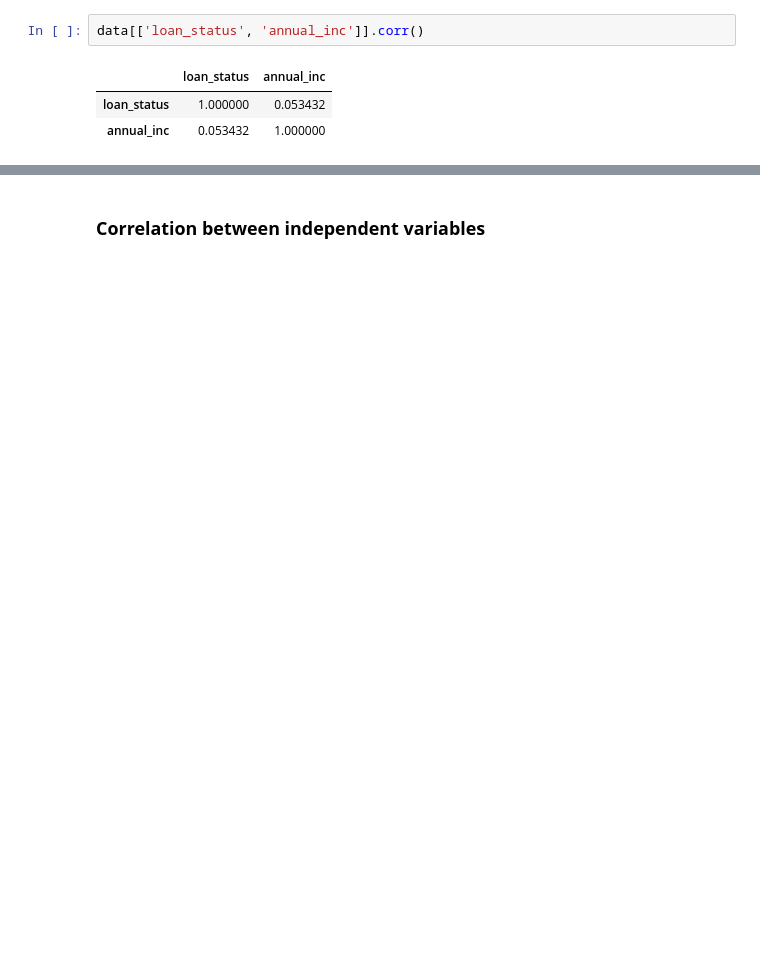
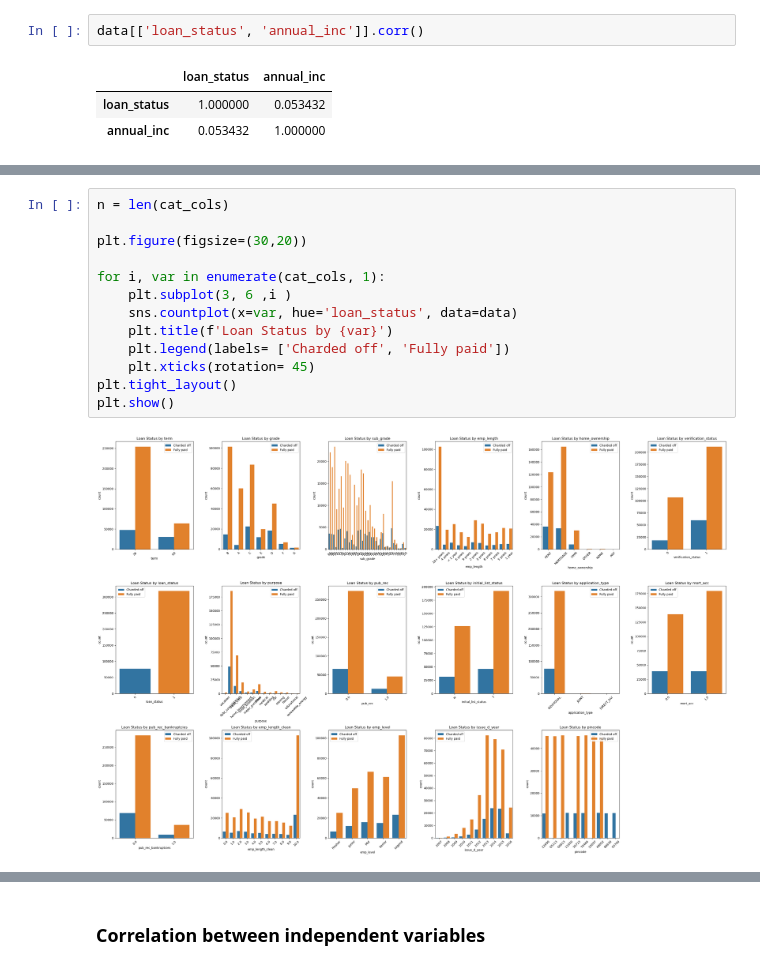
Before and after one commit to sayed-ashfaq/LoanTap_LogisticRegression, a Jupyter notebook: LoanTap_logistic_regression.ipynb, the cells around one changed output, grey strips where cells are left out. Saved outputs shown, nothing was run; the diff lists cells and outputs as text; blank space fills up the shorter version.

```diff
--- a/LoanTap_logistic_regression.ipynb
+++ b/LoanTap_logistic_regression.ipynb
@@ -851,0 +889,15 @@ Index(['loan_amnt', 'term', 'int_rate', 'installment', 'grade', 'sub_grade',
+# %%
+n = len(cat_cols)
+
+plt.figure(figsize=(30,20))
+
+for i, var in enumerate(cat_cols, 1):
+    plt.subplot(3, 6 ,i )
+    sns.countplot(x=var, hue='loan_status', data=data)
+    plt.title(f'Loan Status by {var}')
+    plt.legend(labels= ['Charded off', 'Fully paid'])
+    plt.xticks(rotation= 45)
+plt.tight_layout()
+plt.show()
+# %% [output]
+[figure, added]
```
Also changed, not shown: parts of 28 cells of this notebook.
